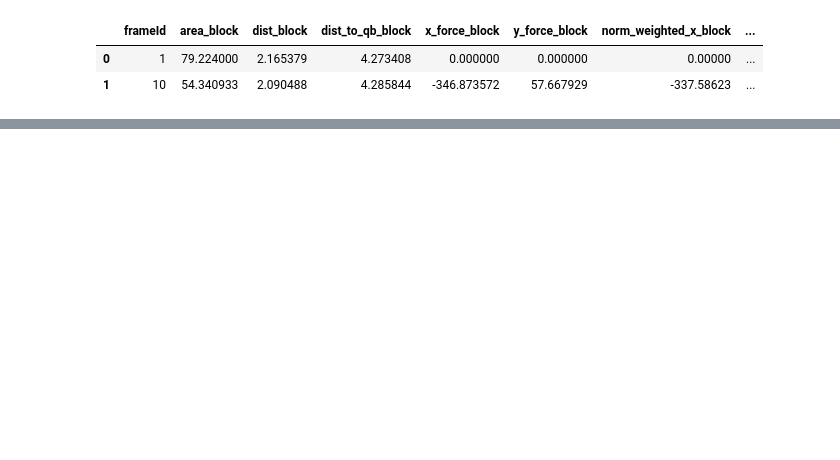
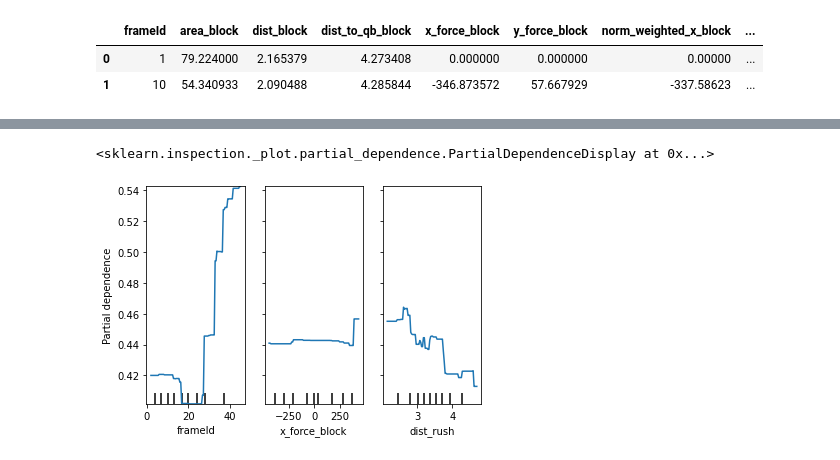
Before and after one commit to hlian188/NFLBigDataBowl, a Jupyter notebook: xgboost baseline for hit, hurry,sack (with some feature engineering experiment and grid search).ipynb, the cells around one changed output, grey strips where cells are left out. Saved outputs shown, nothing was run; the diff lists cells and outputs as text; code cells hidden in the pictures; blank space fills up the shorter version.

```diff
--- a/xgboost baseline for hit, hurry,sack (with some feature engineering experiment and grid search).ipynb
+++ b/xgboost baseline for hit, hurry,sack (with some feature engineering experiment and grid search).ipynb
@@ -603,0 +617,7 @@ weighted avg       0.68      0.66      0.63     62025
+# %%
+from sklearn.inspection import plot_partial_dependence
+#,feature_names=['framdId','dist_to_qb_rush','dist_to_qb_block']
+plot_partial_dependence(clf, features=[0,4,9],X=X_train)
+# %% [output]
+<sklearn.inspection._plot.partial_dependence.PartialDependenceDisplay at 0x...>
+[figure, added]
```
Also changed, not shown: parts of 11 cells of this notebook, 1 other file.
